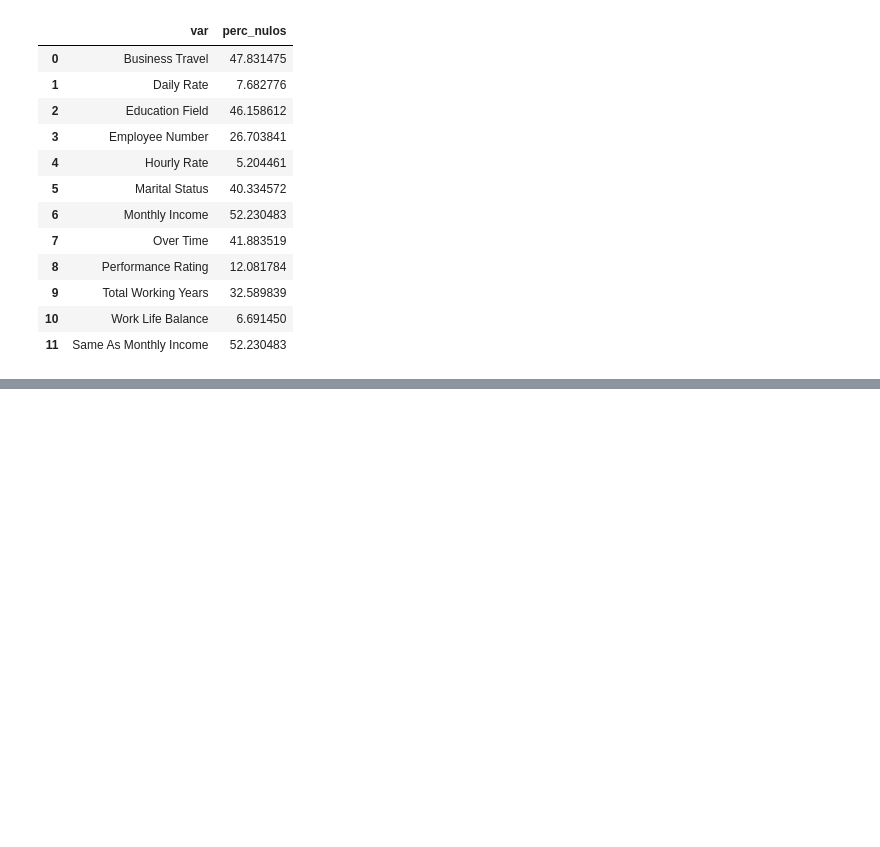
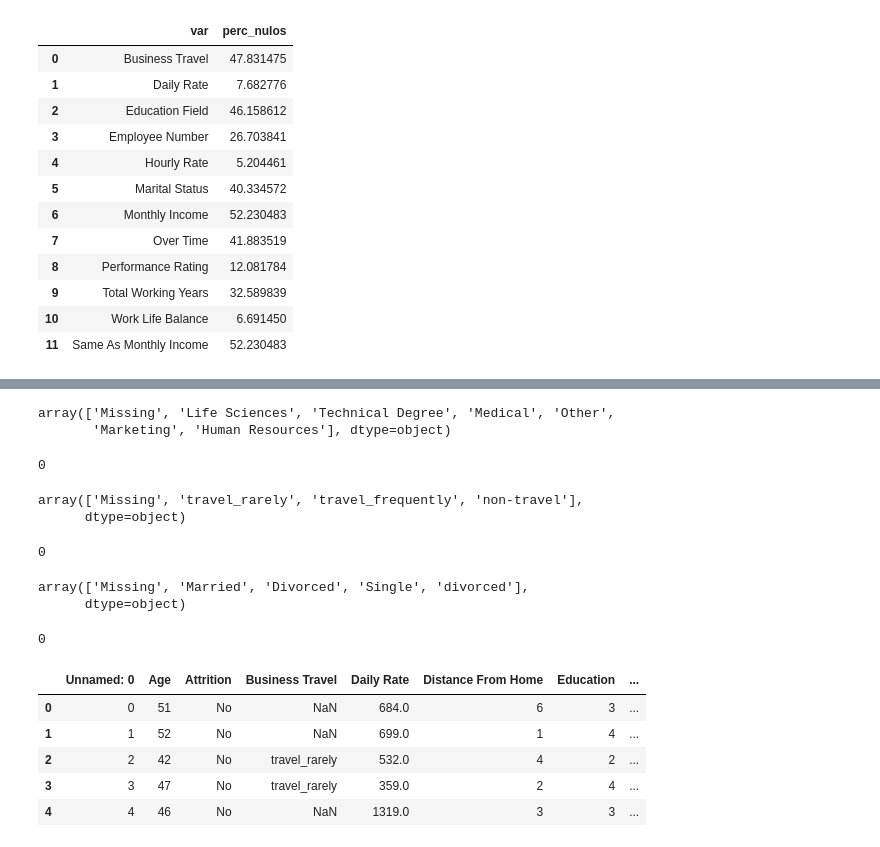
Before and after one commit to Adalab/proyecto-da-promo-c-modulo-3-team-1, a Jupyter notebook: proyecto3_equipo1.ipynb, the cells around one changed output, grey strips where cells are left out. Drawn from its saved outputs; the diff is of its cells as text; code cells hidden in the pictures; blank space fills up the shorter version.

```diff
--- a/proyecto3_equipo1.ipynb
+++ b/proyecto3_equipo1.ipynb
@@ -928,3 +920,0 @@ ValueError: could not convert string to float: 'No'
-# %%
-imputer_knn = KNNImputer(n_neighbors= 2)
-df2['Over Time'] = imputer_knn.fit_transform(df2['Over Time'])
@@ -942,0 +960,70 @@ ValueError: could not convert string to float: 'Married'
+# %%
+from sklearn.preprocessing import LabelEncoder
+
+le = LabelEncoder() # Codificar los valores categóricos ("no", "yes") en números (0, 1)
+df2['Education Field_encoded'] = le.fit_transform(df['Education Field'].fillna('Missing'))
+
+imputer = KNNImputer(n_neighbors=2)
+df2['Education Field_encoded_imputed'] = imputer.fit_transform(df2[['Education Field_encoded']])
+
+# Convertir de nuevo los valores imputados a categorías originales ("no", "yes")
+df2['Education Field_encoded'] = le.inverse_transform(df2['Education Field_encoded_imputed'].round().astype(int))
+
+# Mostrar el resultado
+df2['Education Field_encoded'].unique()
+# %% [output]
+array(['Missing', 'Life Sciences', 'Technical Degree', 'Medical', 'Other',
+       'Marketing', 'Human Resources'], dtype=object)
+# %%
+df2['Education Field_encoded'].isnull().sum()
+# %% [output]
+0
+# %%
+from sklearn.preprocessing import LabelEncoder
+
+le = LabelEncoder() # Codificar los valores categóricos ("no", "yes") en números (0, 1)
+df2['Business Travel_encoded'] = le.fit_transform(df['Business Travel'].fillna('Missing'))
+
+imputer = KNNImputer(n_neighbors=2)
+df2['Business Travel_encoded_imputed'] = imputer.fit_transform(df2[['Business Travel_encoded']])
+
+# Convertir de nuevo los valores imputados a categorías originales ("no", "yes")
+df2['Business Travel_encoded'] = le.inverse_transform(df2['Business Travel_encoded_imputed'].round().astype(int))
+
+# Mostrar el resultado
+df2['Business Travel_encoded'].unique()
+# %% [output]
+array(['Missing', 'travel_rarely', 'travel_frequently', 'non-travel'],
+      dtype=object)
+# %%
+df2['Business Travel_encoded'].isnull().sum()
+# %% [output]
+0
+# %%
+le = LabelEncoder() # Codificar los valores categóricos ("no", "yes") en números (0, 1)
+df2['Marital Status_encoded'] = le.fit_transform(df['Marital Status'].fillna('Missing'))
+
+imputer = KNNImputer(n_neighbors=2)
+df2['Marital Status_encoded_imputed'] = imputer.fit_transform(df2[['Marital Status_encoded']])
+
+# Convertir de nuevo los valores imputados a categorías originales ("no", "yes")
+df2['Marital Status_encoded'] = le.inverse_transform(df2['Marital Status_encoded_imputed'].round().astype(int))
+
+# Mostrar el resultado
+df2['Marital Status_encoded'].unique()
+# %% [output]
+array(['Missing', 'Married', 'Divorced', 'Single', 'divorced'],
+      dtype=object)
+# %%
+df2['Marital Status_encoded'].isnull().sum()
+# %% [output]
+0
+# %%
+df2.head()
+# %% [output]
+|  | Unnamed: 0 | Age | Attrition | Business Travel | Daily Rate | Distance From Home | Education | ... |
+| 0 | 0 | 51 | No | NaN | 684.0 | 6 | 3 | ... |
+| 1 | 1 | 52 | No | NaN | 699.0 | 1 | 4 | ... |
+| 2 | 2 | 42 | No | travel_rarely | 532.0 | 4 | 2 | ... |
+| 3 | 3 | 47 | No | travel_rarely | 359.0 | 2 | 4 | ... |
+| 4 | 4 | 46 | No | NaN | 1319.0 | 3 | 3 | ... |
```
Also changed, not shown: parts of 37 cells of this notebook.
